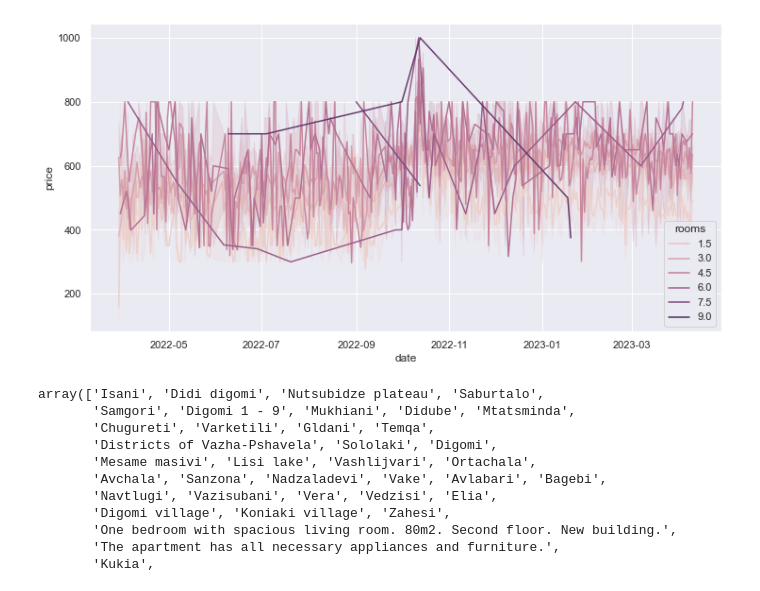
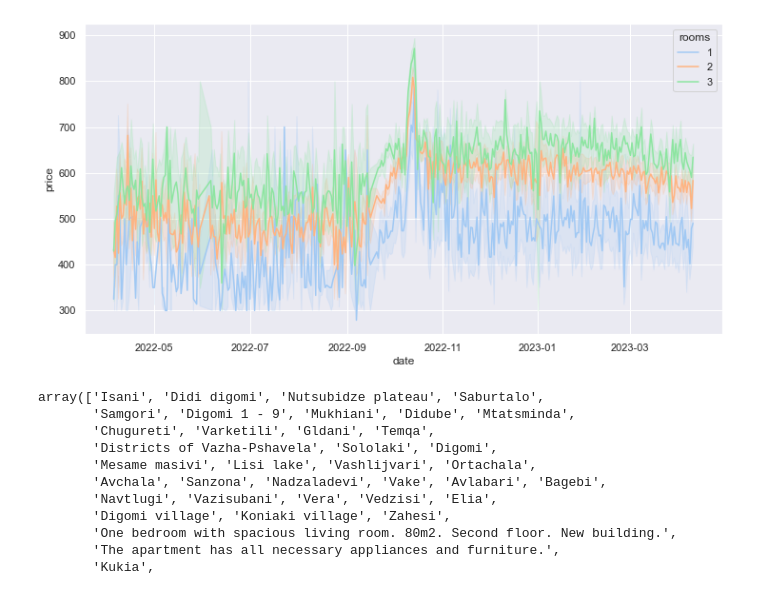
Before and after one commit to edwardmailyan/Real-Estate-Market-Analysis, a Jupyter notebook: Analysis.ipynb, the cells around one changed output. Saved outputs shown, nothing was run; the diff lists cells and outputs as text; code cells hidden in the pictures.

```diff
--- a/Analysis.ipynb
+++ b/Analysis.ipynb
@@ -105,8 +104,9 @@ memory usage: 2.8+ MB
 # %%
 plt.figure(figsize=(12, 6))
-sns.lineplot(data=df, x='date', y='price', hue='rooms');
+palette = sns.color_palette("pastel", 3)
+sns.lineplot(data=df[df['rooms'] <= 3], x='date', y='price', hue='rooms', palette=palette);
 # %% [output]
-[figure, old version]
+[figure, new version]
 # %%
 df['district'].unique()
 # %% [output]
```
Also changed, not shown: parts of 4 cells of this notebook, 1 other file.
